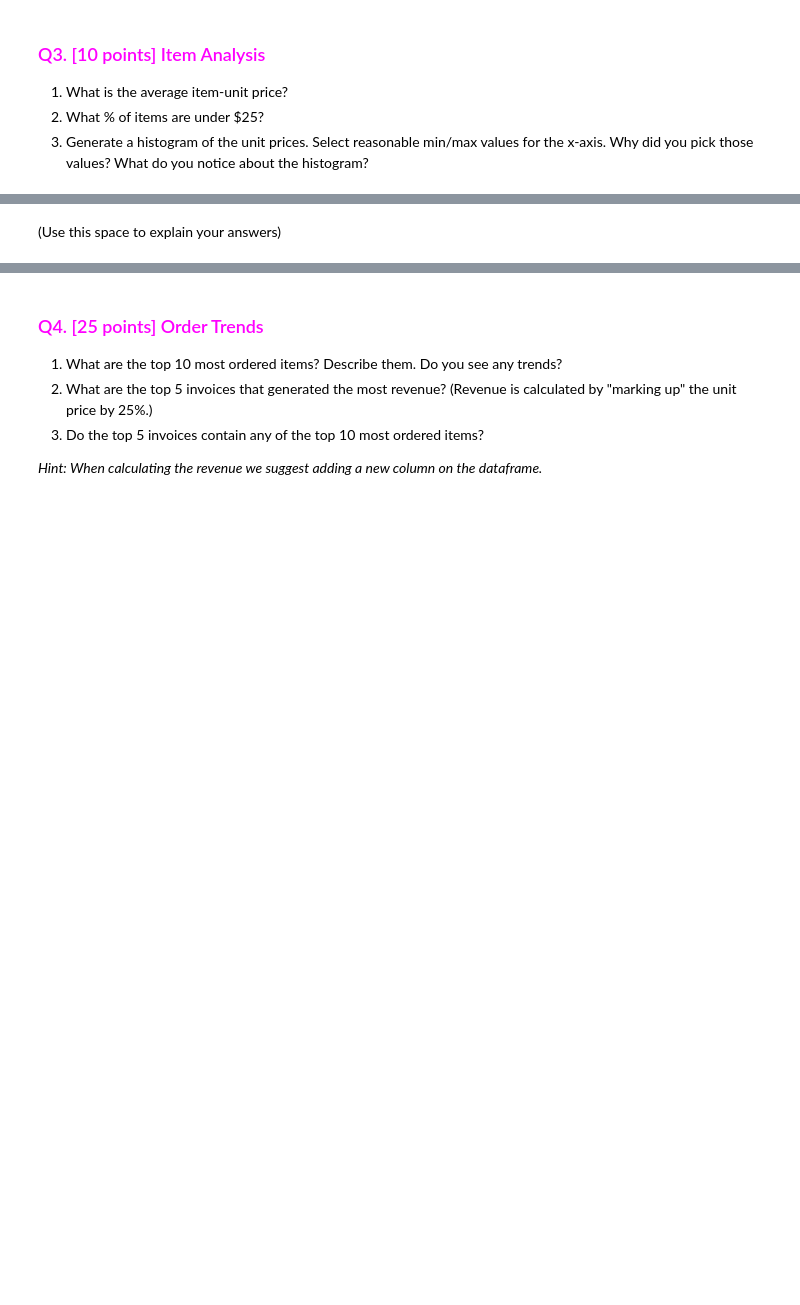
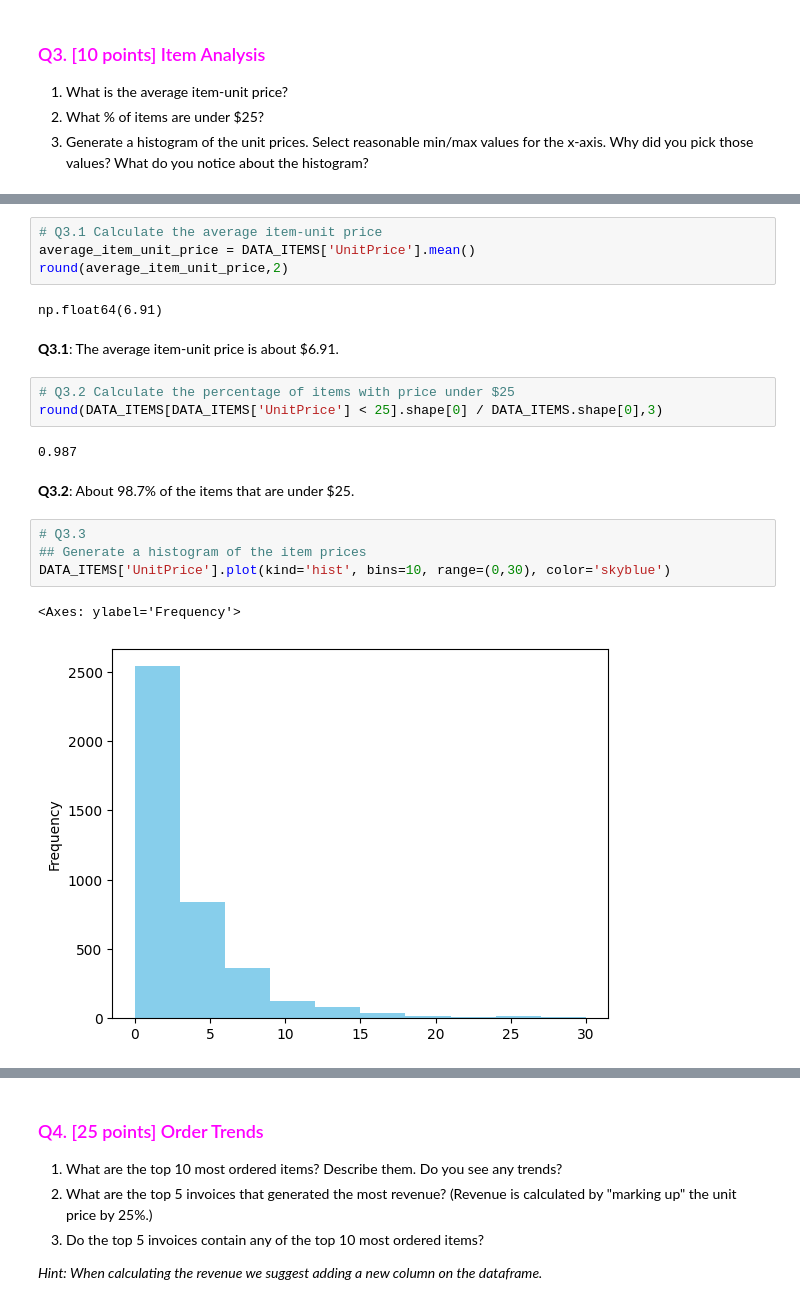
Before and after one commit to NakaFrozn/SI618, a Jupyter notebook: Assignments/SI_618_Homework_02.ipynb, the cells around one changed output, grey strips where cells are left out. Drawn from its saved outputs; the diff is of its cells as text; blank space fills up the shorter version.

```diff
--- a/Assignments/SI_618_Homework_02.ipynb
+++ b/Assignments/SI_618_Homework_02.ipynb
@@ -210,2 +209,22 @@ Name: count, dtype: int64
-# %% [markdown]
-(Use this space to explain your answers)
+# %%
+# Q3.1 Calculate the average item-unit price
+average_item_unit_price = DATA_ITEMS['UnitPrice'].mean()
+round(average_item_unit_price,2)
+# %% [output]
+np.float64(6.91)
+# %% [markdown]
+**Q3.1**: The average item-unit price is about $6.91.
+# %%
+# Q3.2 Calculate the percentage of items with price under $25
+round(DATA_ITEMS[DATA_ITEMS['UnitPrice'] < 25].shape[0] / DATA_ITEMS.shape[0],3)
+# %% [output]
+0.987
+# %% [markdown]
+**Q3.2**: About 98.7% of the items that are under $25.
+# %%
+# Q3.3
+## Generate a histogram of the item prices
+DATA_ITEMS['UnitPrice'].plot(kind='hist', bins=10, range=(0,30), color='skyblue')
+# %% [output]
+<Axes: ylabel='Frequency'>
+[figure, added]
```
Also changed, not shown: parts of 37 cells of this notebook.
